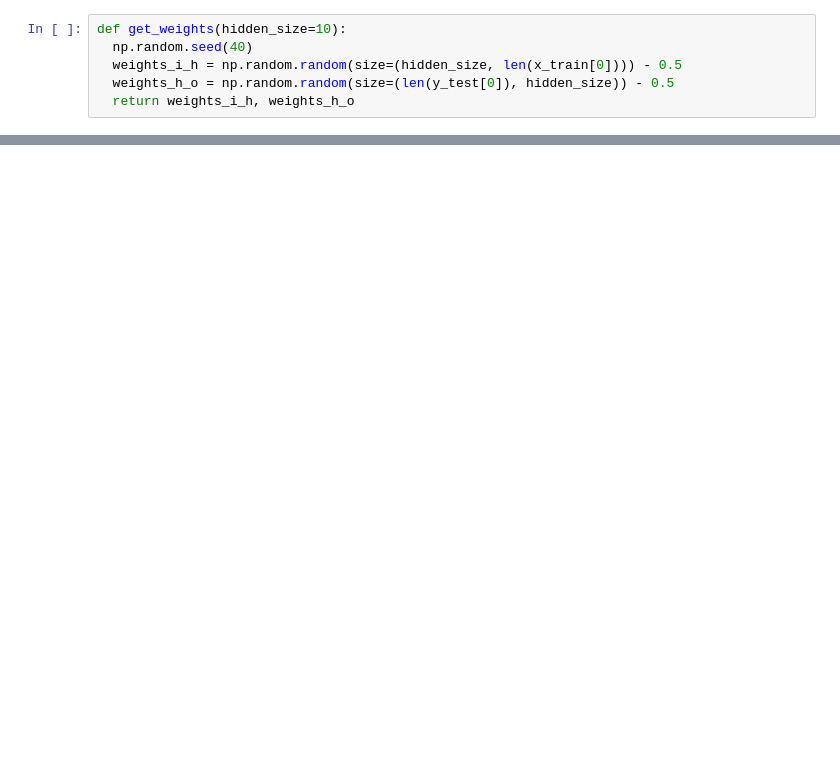
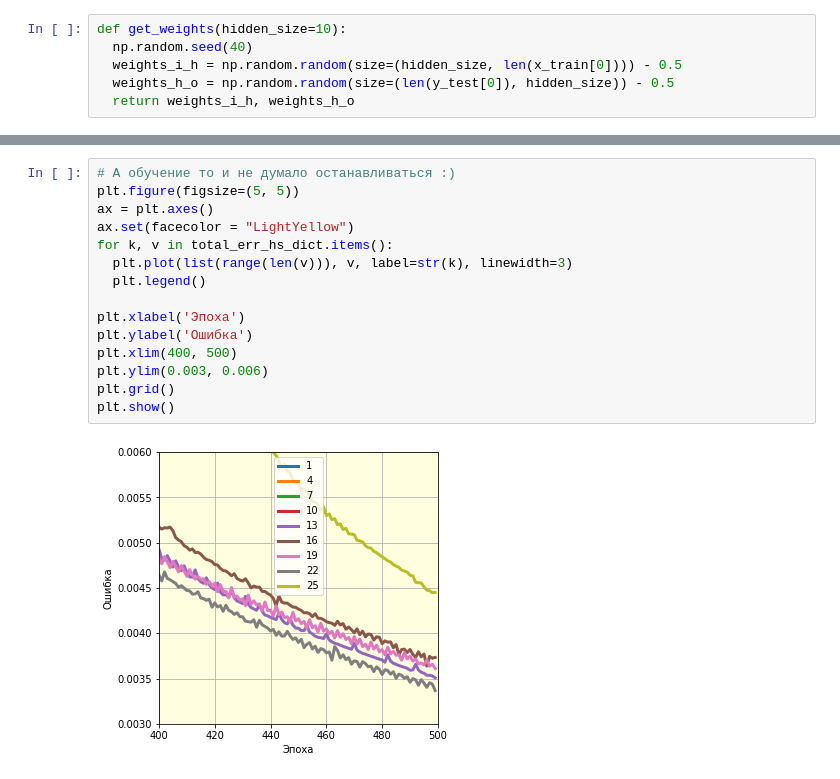
Before and after one commit to 6hAkunAmAtAtA9/Neural_pathway, a Jupyter notebook: 2_Number_sequences.ipynb, the cells around one changed output, grey strips where cells are left out. Saved outputs shown, nothing was run; the diff lists cells and outputs as text; blank space fills up the shorter version.

```diff
--- a/2_Number_sequences.ipynb
+++ b/2_Number_sequences.ipynb
@@ -303,0 +262,17 @@ plt.show()
+# %%
+# А обучение то и не думало останавливаться :)
+plt.figure(figsize=(5, 5))
+ax = plt.axes()
+ax.set(facecolor = "LightYellow")
+for k, v in total_err_hs_dict.items():
+  plt.plot(list(range(len(v))), v, label=str(k), linewidth=3)
+  plt.legend()
+
+plt.xlabel('Эпоха')
+plt.ylabel('Ошибка')
+plt.xlim(400, 500)
+plt.ylim(0.003, 0.006)
+plt.grid()
+plt.show()
+# %% [output]
+[figure, added]
```
Also changed, not shown: parts of 31 cells of this notebook.
